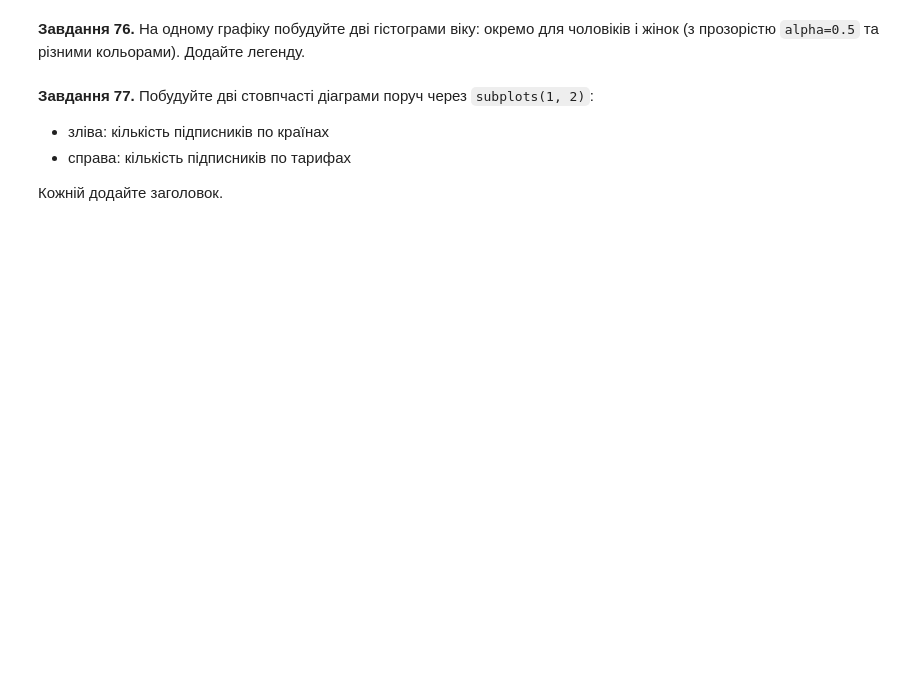
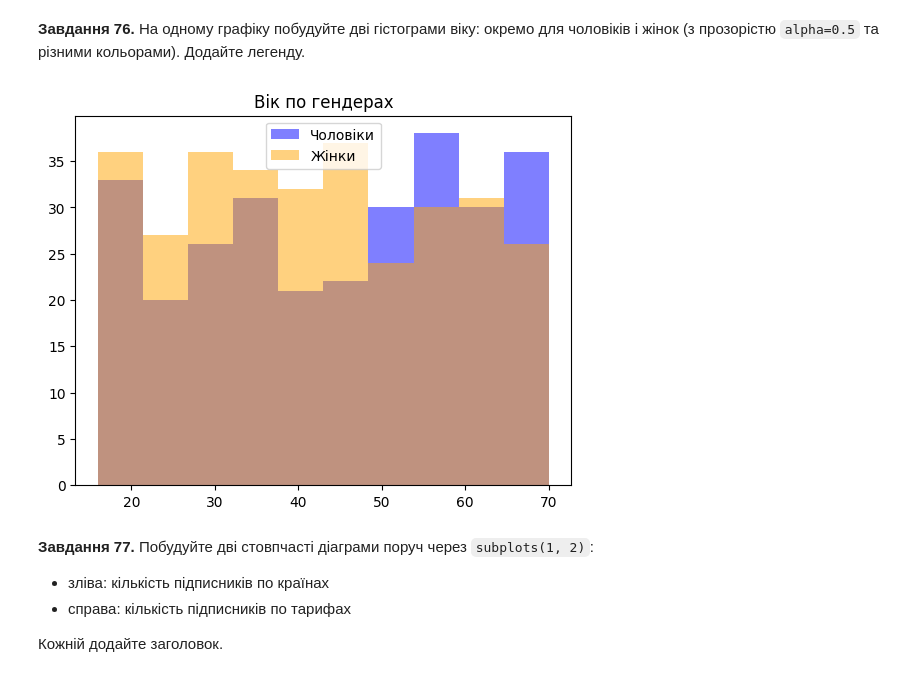
Before and after one commit to DymaStar/DTA_2026, a Jupyter notebook: HW/HW_DimaStar2905Nazar80_"pandas_viz_practice_ipynb".ipynb, the cells around one changed output. Cells and saved outputs as stored; diff of their text form; code cells hidden in the pictures; blank space fills up the shorter version.

```diff
--- a/HW/HW_DimaStar2905Nazar80_"pandas_viz_practice_ipynb".ipynb
+++ b/HW/HW_DimaStar2905Nazar80_"pandas_viz_practice_ipynb".ipynb
@@ -1512,3 +1522,15 @@ plt.show()
+# %%
+# Завдання 76:
+men = subs[subs["gender"] == "Ч"]["age"]
+women = subs[subs["gender"] == "Ж"]["age"]
+
+plt.hist(men, alpha=0.5, color="blue", label="Чоловіки")
+plt.hist(women, alpha=0.5, color="orange", label="Жінки")
+plt.legend()
+plt.title("Вік по гендерах")
+plt.show()
+# %% [output]
+[figure, added]
 # %% [markdown]
 **Завдання 77.** Побудуйте дві стовпчасті діаграми поруч через `subplots(1, 2)`:
 - зліва: кількість підписників по країнах
```
Also changed, not shown: parts of 11 cells of this notebook.
